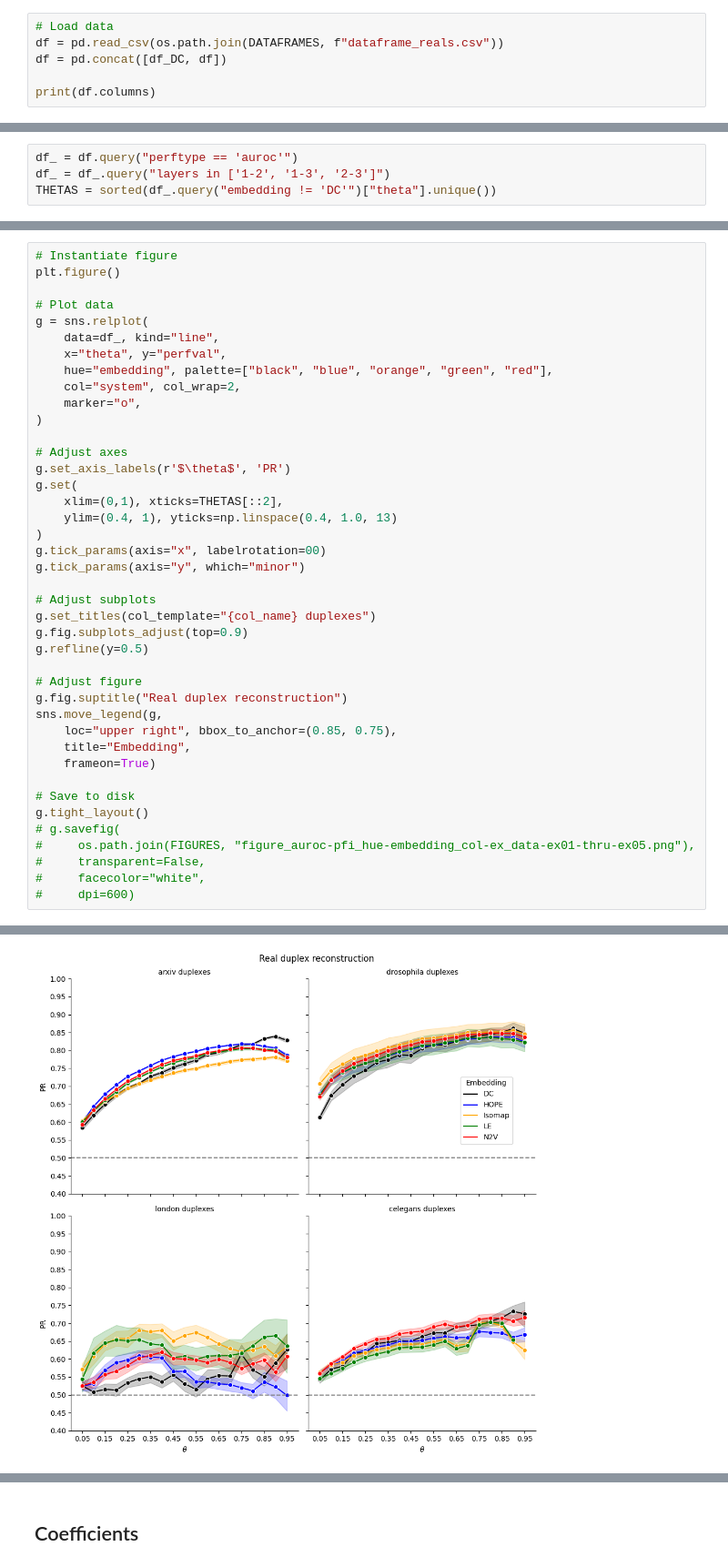
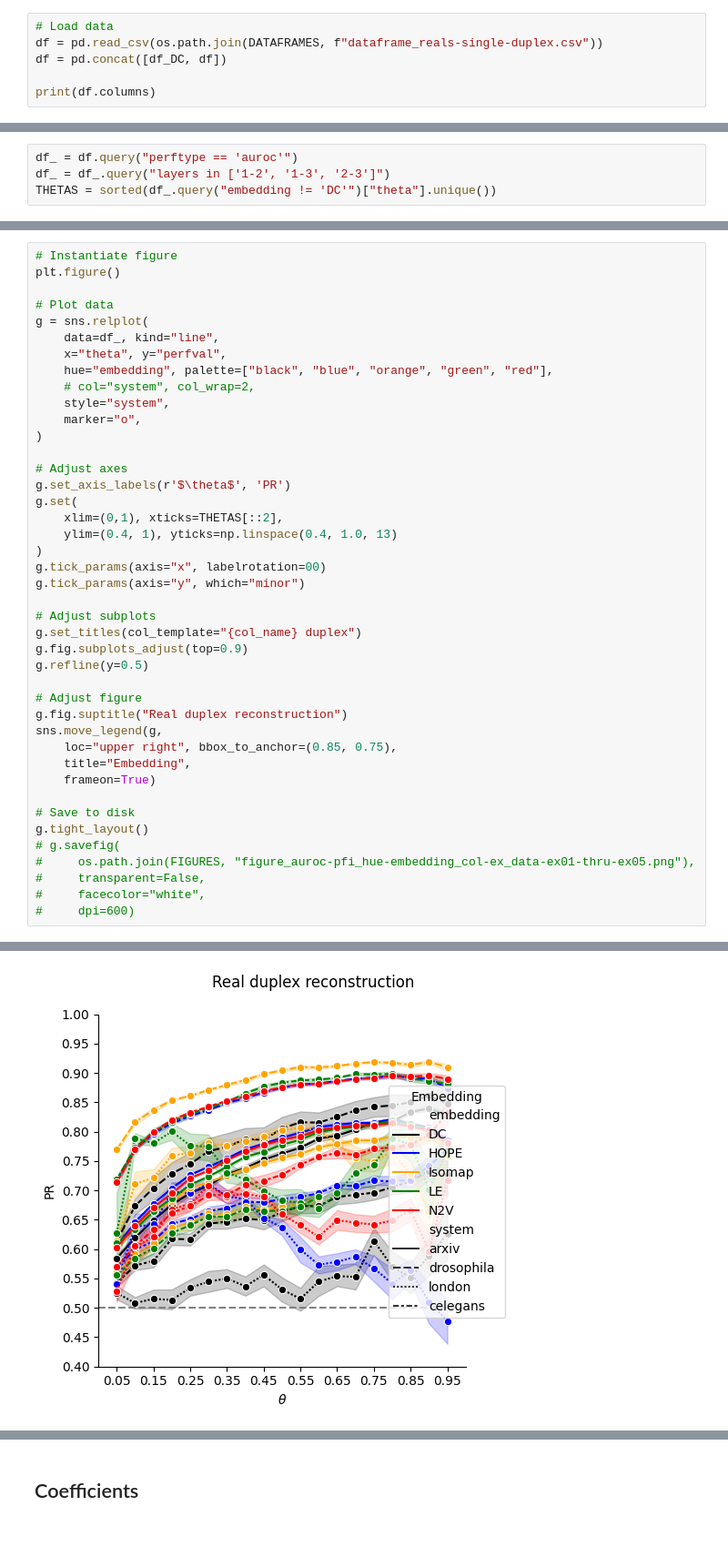
Before and after one commit to kaiser-dan/proj_naive-embedded-reconstruction, a Jupyter notebook: workflow/notebooks/viz/viz_ex-arxiv-thru-ex-london.ipynb, the cells around one changed output, grey strips where cells are left out. Shown at 91% size. Drawn from its saved outputs; the diff is of its cells as text; blank space fills up the shorter version.

Commit message:
Update overlead figs, heatmaps, and euair

```diff
--- a/workflow/notebooks/viz/viz_ex-arxiv-thru-ex-london.ipynb
+++ b/workflow/notebooks/viz/viz_ex-arxiv-thru-ex-london.ipynb
@@ -28,7 +28,7 @@ df_DC.head()
 | 5 | arxiv | 2-6 | 0.25 | 0.69 | DC |
 # %%
 # Load data
-df = pd.read_csv(os.path.join(DATAFRAMES, f"dataframe_reals.csv"))
+df = pd.read_csv(os.path.join(DATAFRAMES, f"dataframe_reals-single-duplex.csv"))
 df = pd.concat([df_DC, df])
 
 print(df.columns)
@@ -74,40 +118,41 @@ g = sns.relplot(
     data=df_, kind="line",
     x="theta", y="perfval",
     hue="embedding", palette=["black", "blue", "orange", "green", "red"],
-    col="system", col_wrap=2,
+    # col="system", col_wrap=2,
+    style="system",
     marker="o",
 )
 
 # Adjust axes
 g.set_axis_labels(r'$\theta$', 'PR')
 g.set(
     xlim=(0,1), xticks=THETAS[::2],
     ylim=(0.4, 1), yticks=np.linspace(0.4, 1.0, 13)
 )
 g.tick_params(axis="x", labelrotation=00)
 g.tick_params(axis="y", which="minor")
 
 # Adjust subplots
-g.set_titles(col_template="{col_name} duplexes")
+g.set_titles(col_template="{col_name} duplex")
 g.fig.subplots_adjust(top=0.9)
 g.refline(y=0.5)
 
 # Adjust figure
 g.fig.suptitle("Real duplex reconstruction")
 sns.move_legend(g,
     loc="upper right", bbox_to_anchor=(0.85, 0.75),
     title="Embedding",
     frameon=True)
 
 # Save to disk
 g.tight_layout()
 # g.savefig(
 #     os.path.join(FIGURES, "figure_auroc-pfi_hue-embedding_col-ex_data-ex01-thru-ex05.png"),
 #     transparent=False,
 #     facecolor="white",
 #     dpi=600)
 # %% [output]
 <seaborn.axisgrid.FacetGrid at 0x...>
 <Figure size 640x480 with 0 Axes>
-[figure, old version]
+[figure, new version]
 # %%
```
Also changed, not shown: parts of 2 cells of this notebook, 8 other files.
